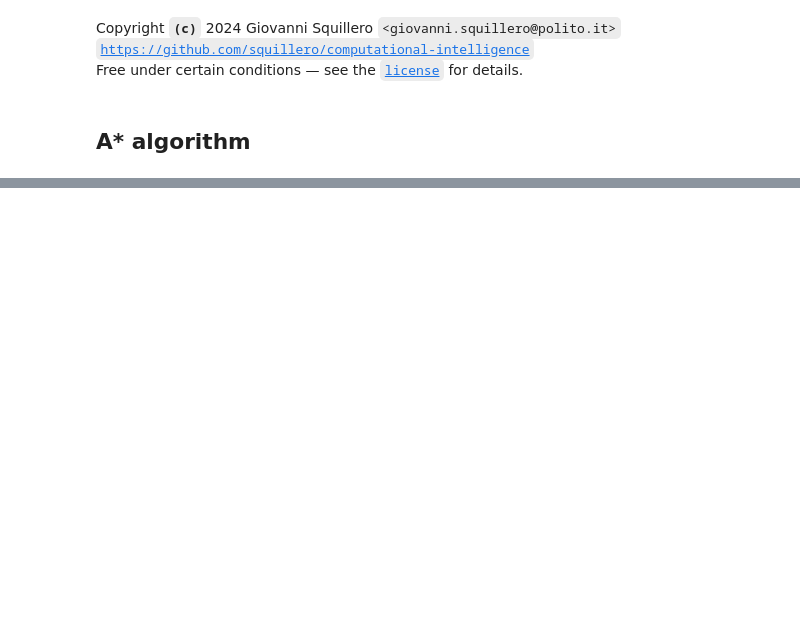
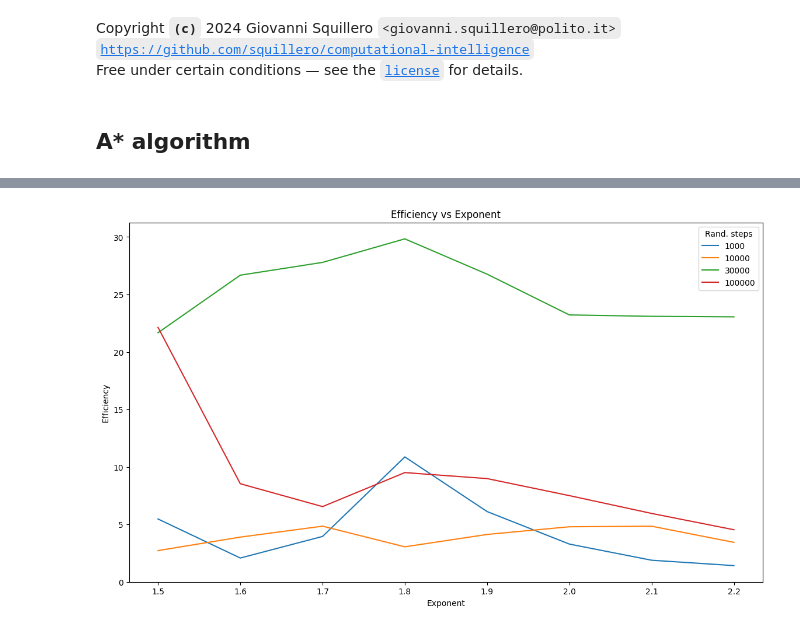
Before and after one commit to MicheleCazzola/CI2024_lab3, a Jupyter notebook: n-puzzle.ipynb, the cells around one changed output, grey strips where cells are left out. Drawn from its saved outputs; the diff is of its cells as text; code cells hidden in the pictures; blank space fills up the shorter version.

```diff
--- a/n-puzzle.ipynb
+++ b/n-puzzle.ipynb
@@ -122,0 +283,18 @@ False 0 483840
+# %%
+results = dict()
+
+fixed_heur = dict(zip([strategies[0]], [functions[0]]))
+exp_values = np.linspace(1.5, 2.2, num=8).tolist()[::-1]      # 0.1 step, starting from fastest
+
+rand_steps_values = [1000, 10_000, 30_000, 100_000]         # 1000 original value, others are minimums in the cost plot
+for rand_steps in rand_steps_values:
+    TRIES = 30
+    for i in range(TRIES):
+        goal = np.array([n for n in range(1, PUZZLE_DIM**2)] + [0]).reshape((PUZZLE_DIM, PUZZLE_DIM))
+        content = init_state(goal, randomize_steps=rand_steps)
+        print(f"Instance {i}")
+        print(content)
+        results[rand_steps] = dict()
+        solve_instance(content, goal, results[rand_steps], heuristics=fixed_heur, exp_values=exp_values)
+
+results
@@ -122,0 +459,12 @@ False 0 483840
+# %%
+avg_results = dict()
+keys = ["quality", "cost", "elapsed"]
+
+for (rand_steps, results_rand_steps) in results.items():
+    avg_results[rand_steps] = dict()
+    for ((_, exp), result) in results_rand_steps.items():
+        avg_result = statistics(result)
+        values = list(map(float, avg_result))
+        avg_results[rand_steps][exp] = dict(zip(keys, values))
+
+avg_results
@@ -122,0 +489,3 @@ False 0 483840
+# %%
+efficiencies = {rand_steps: [1e7/(val["quality"]*val["cost"]) for val in avg_results_steps.values()] for (rand_steps, avg_results_steps) in avg_results.items()}
+efficiencies
@@ -122,0 +510,13 @@ False 0 483840
+# %%
+plt.figure("quality vs. exp", figsize=(14,8))
+#plt.plot(list(avg_results.keys()), [val["quality"] for val in avg_results.values()])
+for (rand_steps, efficiencies_steps) in efficiencies.items():
+    plt.plot(exp_values, efficiencies_steps, label=rand_steps)
+plt.legend(title="Rand. steps")
+plt.title("Efficiency vs Exponent")
+plt.xlabel("Exponent")
+plt.ylabel("Efficiency")
+
+plt.show()
+# %% [output]
+[figure, added]
```
Also changed, not shown: parts of 21 cells of this notebook, 7 other files.
